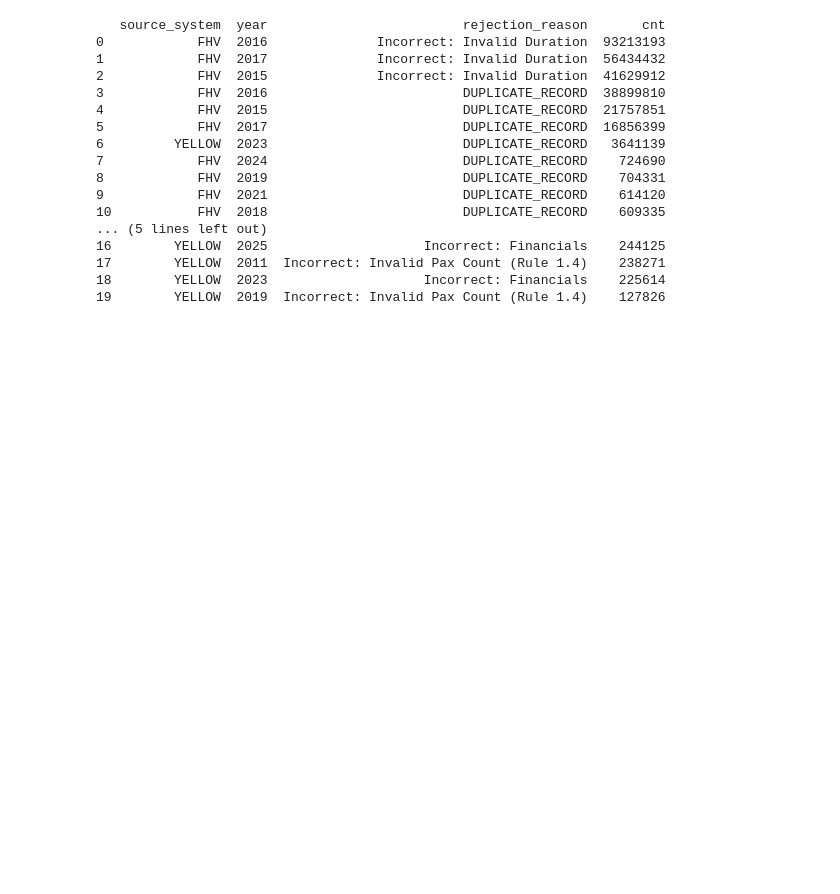
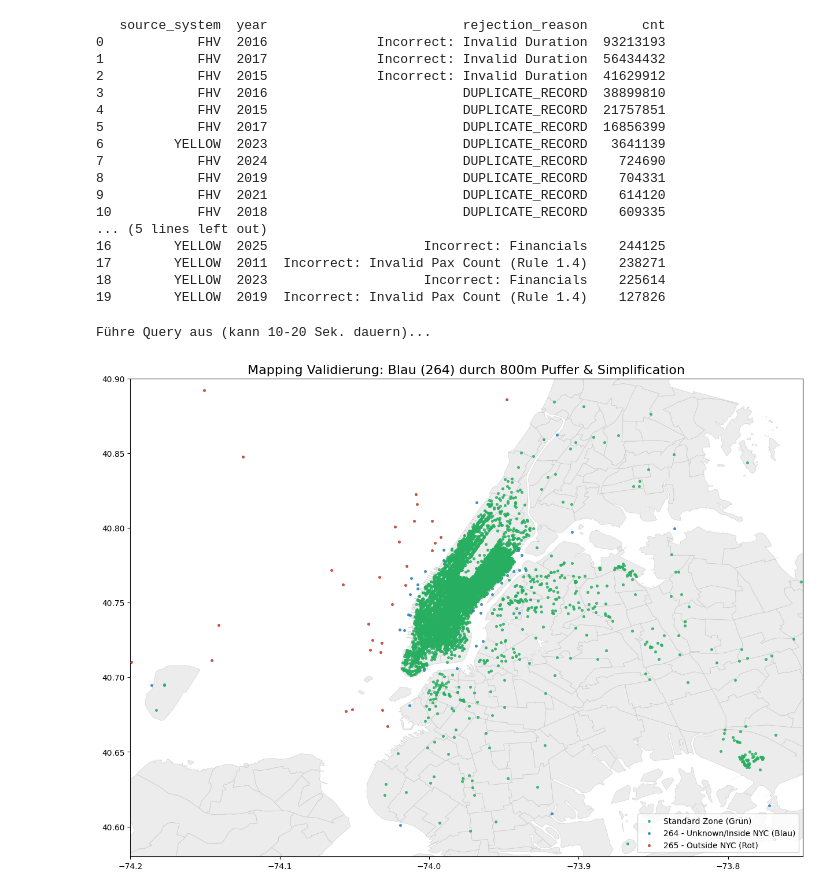
Before and after one commit to laniaker/bi_project_task2, a Jupyter notebook: notebook_canonical/ETL_canonical.ipynb, the cells around one changed output. Cells and saved outputs as stored; diff of their text form; code cells hidden in the pictures; blank space fills up the shorter version.

```diff
--- a/notebook_canonical/ETL_canonical.ipynb
+++ b/notebook_canonical/ETL_canonical.ipynb
@@ -913,3 +913,79 @@ print(df_debug)
 17        YELLOW  2011  Incorrect: Invalid Pax Count (Rule 1.4)    238271
 18        YELLOW  2023                    Incorrect: Financials    225614
 19        YELLOW  2019  Incorrect: Invalid Pax Count (Rule 1.4)    127826
+# %%
+import matplotlib.pyplot as plt
+import geopandas as gpd
+from shapely import wkt
+
+# 1. Hintergrund-Karte (Zonen) - Wir vereinfachen sie beim Laden für den Plot
+zones_query = f"SELECT ST_SIMPLIFY(zone_geom, 20) as zone_geom FROM `{PROJECT_ID}.{SOURCE_DATASET}.taxi_zones_geo`"
+zones_df = client.query(zones_query, location="EU").to_dataframe()
+zones_df['geometry'] = zones_df['zone_geom'].apply(wkt.loads)
+gdf_zones = gpd.GeoDataFrame(zones_df, geometry='geometry')
+
+# 2. SQL mit ST_SIMPLIFY vor dem ST_BUFFER
+query_optimized = f"""
+WITH
+  nyc_boundary_buffer AS (
+    -- TRICK: Wir vereinfachen die Form um 40 Meter (ST_SIMPLIFY),
+    -- BEVOR wir den 800m Puffer ziehen. Das verhindert den Absturz.
+    SELECT ST_BUFFER(ST_SIMPLIFY(ST_UNION_AGG(zone_geom), 40), 800) as city_limit
+    FROM `{PROJECT_ID}.{SOURCE_DATASET}.taxi_zones_geo`
+  ),
+  sample_2010 AS (
+    SELECT
+        dropoff_longitude, dropoff_latitude,
+        SAFE.ST_GEOGPOINT(dropoff_longitude, dropoff_latitude) as dropoff_point
+    FROM `{PROJECT_ID}.{SOURCE_DATASET}.yellow_schema_5`
+    WHERE dropoff_longitude != 0
+      AND dropoff_latitude BETWEEN 40.5 AND 40.95
+      AND dropoff_longitude BETWEEN -74.25 AND -73.7
+    LIMIT 10000 -- Etwas kleinere Stichprobe für schnelleren Plot
+  ),
+  mapping AS (
+    SELECT s.*, z.location_id
+    FROM sample_2010 s
+    LEFT JOIN `{PROJECT_ID}.{SOURCE_DATASET}.taxi_zones_geo` z
+      ON ST_WITHIN(s.dropoff_point, z.zone_geom)
+  )
+SELECT
+    dropoff_longitude, dropoff_latitude,
+    CASE
+        WHEN location_id IS NOT NULL THEN 'Standard Zone (Grün)'
+        WHEN ST_WITHIN(dropoff_point, (SELECT city_limit FROM nyc_boundary_buffer)) THEN '264 - Unknown/Inside NYC (Blau)'
+        ELSE '265 - Outside NYC (Rot)'
+    END as category
+FROM mapping
+"""
+
+print("Führe Query aus (kann 10-20 Sek. dauern)...")
+df_points = client.query(query_optimized, location="EU").to_dataframe()
+
+# 3. Visualisierung
+fig, ax = plt.subplots(figsize=(15, 12))
+
+# Grauer Hintergrund
+gdf_zones.plot(ax=ax, color='#e0e0e0', edgecolor='#bcbcbc', linewidth=0.5, alpha=0.6, zorder=1)
+
+# Punkte plotten
+colors = {
+    'Standard Zone (Grün)': '#27ae60',
+    '264 - Unknown/Inside NYC (Blau)': '#2980b9',
+    '265 - Outside NYC (Rot)': '#c0392b'
+}
+
+for cat, color in colors.items():
+    sub = df_points[df_points['category'] == cat]
+    if not sub.empty:
+        ax.scatter(sub['dropoff_longitude'], sub['dropoff_latitude'],
+                   c=color, label=cat, s=7, alpha=0.8, zorder=3)
+
+ax.set_title("Mapping Validierung: Blau (264) durch 800m Puffer & Simplification", fontsize=16)
+ax.set_xlim(-74.20, -73.75)
+ax.set_ylim(40.58, 40.90)
+plt.legend(loc='lower right')
+plt.show()
+# %% [output]
+Führe Query aus (kann 10-20 Sek. dauern)...
+[figure, added]
```
Also changed, not shown: 2 other files.
